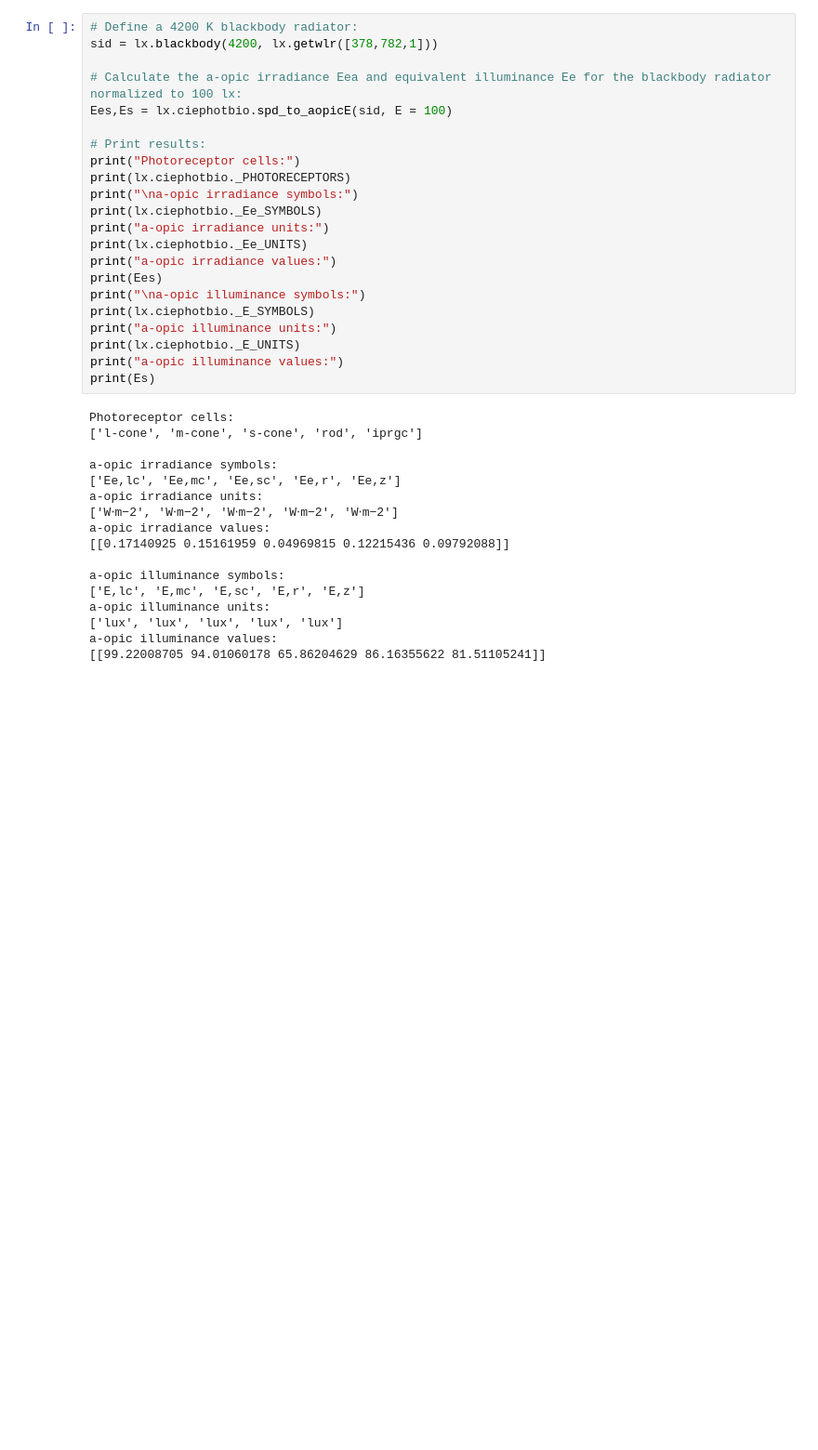
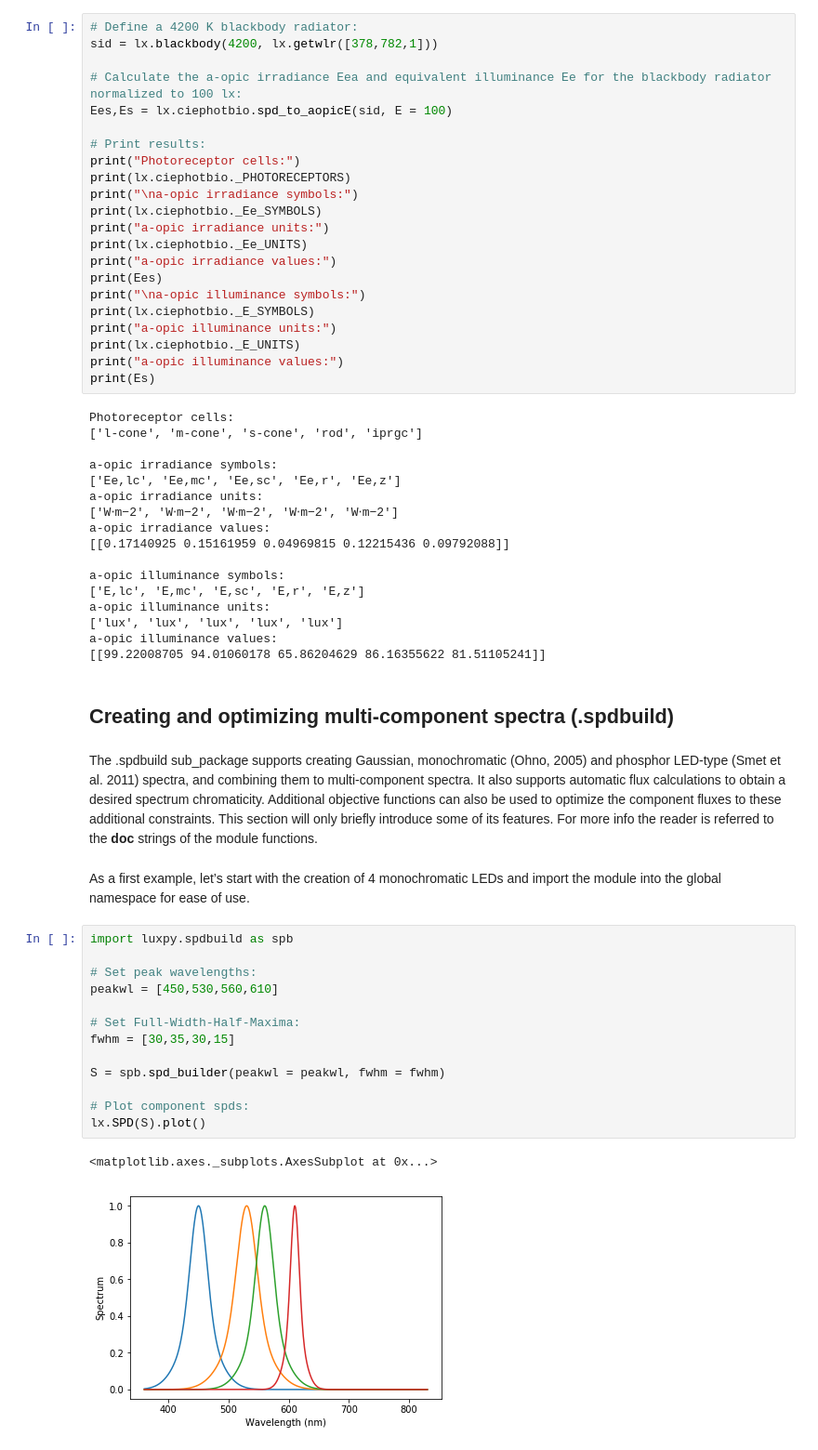
Before and after one commit to ksmet1977/luxpy, a Jupyter notebook: luxpy_basic_usage.ipynb, the cells around one changed output. Shown at 93% size. Saved outputs shown, nothing was run; the diff lists cells and outputs as text; blank space fills up the shorter version.

```diff
--- a/luxpy_basic_usage.ipynb
+++ b/luxpy_basic_usage.ipynb
@@ -511,3 +511,25 @@ a-opic illuminance units:
 ['lux', 'lux', 'lux', 'lux', 'lux']
 a-opic illuminance values:
 [[99.22008705 94.01060178 65.86204629 86.16355622 81.51105241]]
+# %% [markdown]
+## Creating and optimizing multi-component spectra (.spdbuild)
+# %% [markdown]
+The .spdbuild sub_package supports creating Gaussian, monochromatic (Ohno, 2005) and phosphor LED-type (Smet et al. 2011) spectra, and combining them to multi-component spectra. It also supports automatic flux calculations to obtain a desired spectrum chromaticity. Additional objective functions can also be used to optimize the component fluxes to these additional constraints. This section will only briefly introduce some of its features. For more info the reader is referred to the __doc__ strings of the module functions.
+# %% [markdown]
+As a first example, let’s start with the creation of 4 monochromatic LEDs and import the module into the global namespace for ease of use.
+# %%
+import luxpy.spdbuild as spb
+
+# Set peak wavelengths:
+peakwl = [450,530,560,610]
+
+# Set Full-Width-Half-Maxima:
+fwhm = [30,35,30,15]
+
+S = spb.spd_builder(peakwl = peakwl, fwhm = fwhm)
+
+# Plot component spds:
+lx.SPD(S).plot()
+# %% [output]
+<matplotlib.axes._subplots.AxesSubplot at 0x...>
+[figure, added]
```
Also changed, not shown: parts of 11 cells of this notebook, 9 other files.
